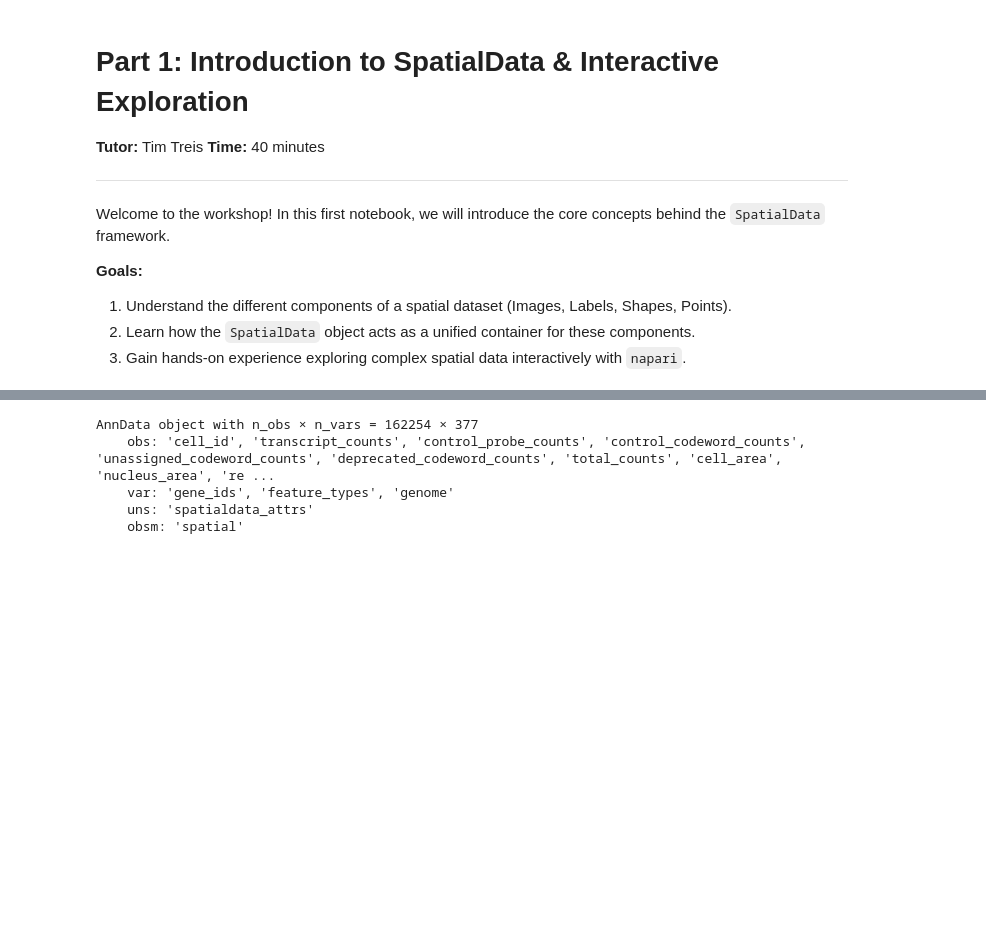
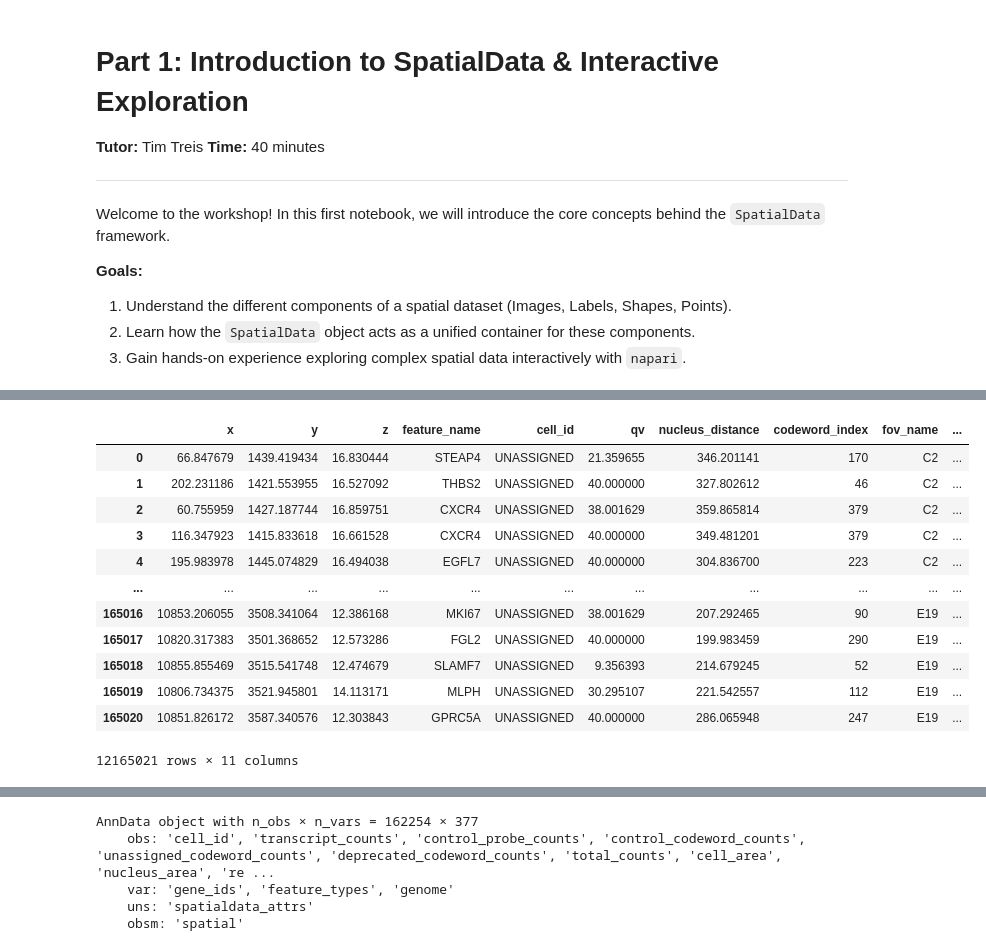
Before and after one commit to ccb-hms/Spatial-Workshop, a Jupyter notebook: notebooks/nb1_introduction_to_spatialdata.ipynb, the cells around one changed output, grey strips where cells are left out. Saved outputs shown, nothing was run; the diff lists cells and outputs as text; code cells hidden in the pictures; blank space fills up the shorter version.

```diff
--- a/notebooks/nb1_introduction_to_spatialdata.ipynb
+++ b/notebooks/nb1_introduction_to_spatialdata.ipynb
@@ -74,0 +212,18 @@ with coordinate systems:
+# %%
+# We can load them on-demand though.
+
+sdata_xenium.points["transcripts"].compute()
+# %% [output]
+|  | x | y | z | feature_name | cell_id | qv | nucleus_distance | codeword_index | fov_name | ... |
+| 0 | 66.847679 | 1439.419434 | 16.830444 | STEAP4 | UNASSIGNED | 21.359655 | 346.201141 | 170 | C2 | ... |
+| 1 | 202.231186 | 1421.553955 | 16.527092 | THBS2 | UNASSIGNED | 40.000000 | 327.802612 | 46 | C2 | ... |
+| 2 | 60.755959 | 1427.187744 | 16.859751 | CXCR4 | UNASSIGNED | 38.001629 | 359.865814 | 379 | C2 | ... |
+| 3 | 116.347923 | 1415.833618 | 16.661528 | CXCR4 | UNASSIGNED | 40.000000 | 349.481201 | 379 | C2 | ... |
+| 4 | 195.983978 | 1445.074829 | 16.494038 | EGFL7 | UNASSIGNED | 40.000000 | 304.836700 | 223 | C2 | ... |
+| ... | ... | ... | ... | ... | ... | ... | ... | ... | ... | ... |
+| 165016 | 10853.206055 | 3508.341064 | 12.386168 | MKI67 | UNASSIGNED | 38.001629 | 207.292465 | 90 | E19 | ... |
+| 165017 | 10820.317383 | 3501.368652 | 12.573286 | FGL2 | UNASSIGNED | 40.000000 | 199.983459 | 290 | E19 | ... |
+| 165018 | 10855.855469 | 3515.541748 | 12.474679 | SLAMF7 | UNASSIGNED | 9.356393 | 214.679245 | 52 | E19 | ... |
+| 165019 | 10806.734375 | 3521.945801 | 14.113171 | MLPH | UNASSIGNED | 30.295107 | 221.542557 | 112 | E19 | ... |
+| 165020 | 10851.826172 | 3587.340576 | 12.303843 | GPRC5A | UNASSIGNED | 40.000000 | 286.065948 | 247 | E19 | ... |
+12165021 rows × 11 columns
```
Also changed, not shown: parts of 33 cells of this notebook, 3 other files.
